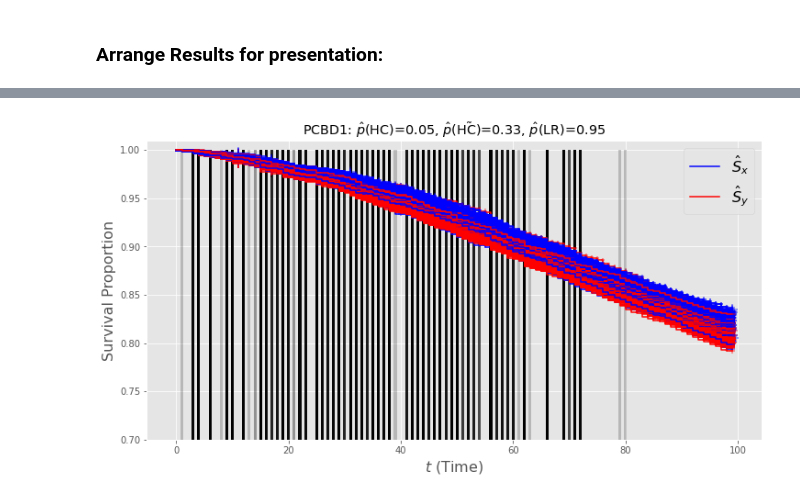
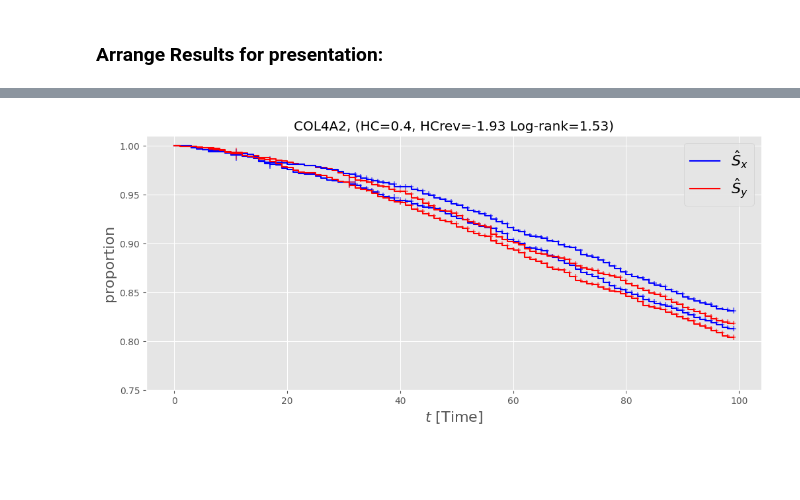
Before and after one commit to alonkipnis/HCHG, a Jupyter notebook: survival_real_data.ipynb, the cells around one changed output, grey strips where cells are left out. Saved outputs shown, nothing was run; the diff lists cells and outputs as text; code cells hidden in the pictures; blank space fills up the shorter version.

```diff
--- a/survival_real_data.ipynb
+++ b/survival_real_data.ipynb
@@ -275,14 +242,17 @@ T = 100
 stbl = False
 res = pd.read_csv(f"results/SCNAB_greater_{stbl}_T{T}.csv")
 #res = res[res.name.isin(gene_names)]
+
+T = 100
+stbl = True
+res = pd.read_csv(f"SCANB_test_randomized_{stbl}_T{T}__randomized.csv")
 # %%
 # analyze results
 
-def empirical_pval(x, stat_name, df0):
-    return np.minimum((np.sum(df0[stat_name].values >= x) ) / len(df0), 1)
-
 LRt = crit_vals['log_rank_greater'].values[0]
 HCt = crit_vals['hc_greater'].values[0]
+
+HCt = 1.41188
 
 log_rank_non = (res.log_rank_greater < LRt) & (res.log_rank_greater_rev < LRt)
 log_rank_1side_strict = (res.log_rank_greater > LRt) & (res.log_rank_greater_rev < LRt)
@@ -438,0 +332,11 @@ def illustrate_survival_curve(df, df0, gene_name, T, stbl=False):
+# %%
+from test_gene_expression import test_gene
+
+acc = []
+nMonte = 1000
+for _ in range(nMonte):
+    r = test_gene(df, gene_name, T, stbl=True, randomize=True)
+    acc.append(r['hc_greater'].values[0])
+# %%
+gene_name = 'MTR'
+dfp, dfg = illustrate_survival_curve_gene(df, gene_name, T, stbl=False, show_HCT=False, randomize_HC=True)
@@ -439,11 +390,16 @@ def illustrate_survival_curve(df, df0, gene_name, T, stbl=False):
 # %%
-plt.rcParams['figure.figsize'] =  [12, 6]
+plt.rcParams['figure.figsize'] =  [12, 5]
+resi['flip'] = resi.hc_greater_rev > resi.hc_greater
+resi['hc'] = np.maximum(resi.hc_greater_rev, resi.hc_greater)
 
 resi['no_p'] = 0
-for r in tqdm(resi.iterrows()):
+resi_sample = resi.sample(2)
+for r in tqdm(resi_sample.iterrows()):
     gene_name = r[1]['name']
-    dfp, dfg = illustrate_survival_curve(df, df0, gene_name, T, stbl=False)
+    dfp, dfg = illustrate_survival_curve(df, gene_name, T, stbl=False, show_HCT=False)
     resi.loc[r[0],'no_p'] = len(dfp)
+plt.ylim([.75 ,1.01])
+plt.show()
 # %% [output]
-[figure, old version]
+[figure, new version]
 # %%
```
Also changed, not shown: parts of 36 cells of this notebook, 10 other files.
